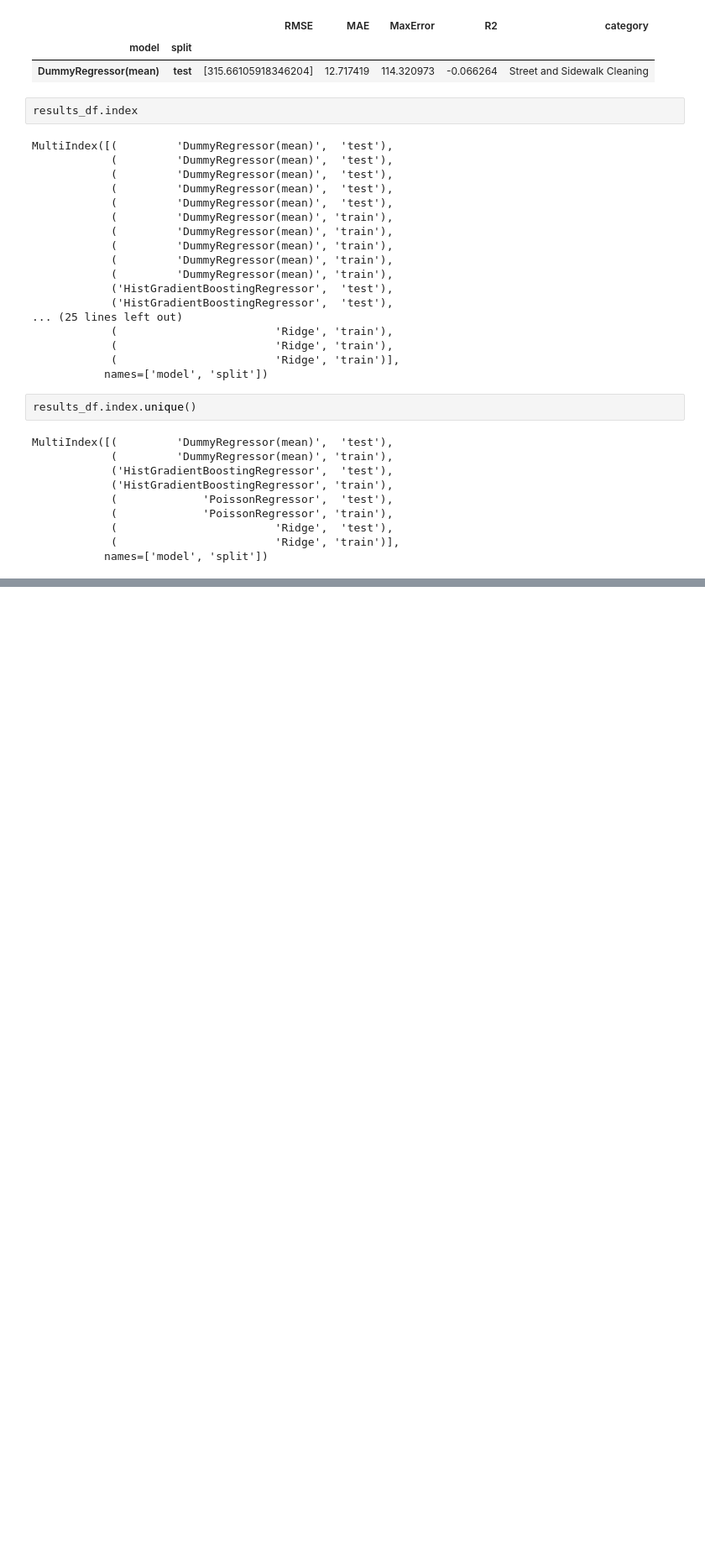
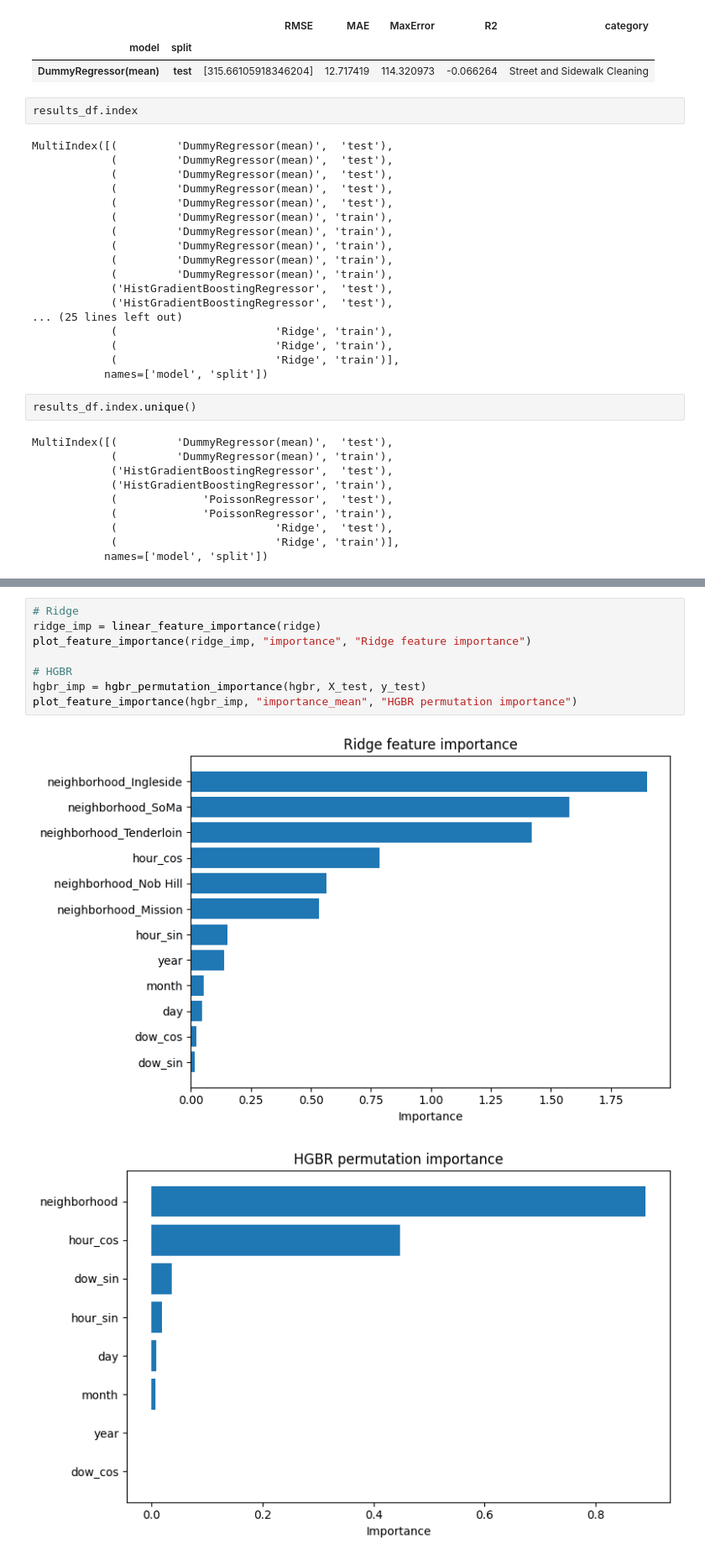
Before and after one commit to terryjbates/predicting_urban_events_with_scikit_learn, a Jupyter notebook: ch_3_design_ml_model.ipynb, the cells around one changed output, grey strips where cells are left out. Shown at 84% size. Saved outputs shown, nothing was run; the diff lists cells and outputs as text; blank space fills up the shorter version.

```diff
--- a/ch_3_design_ml_model.ipynb
+++ b/ch_3_design_ml_model.ipynb
@@ -2008,0 +2019,11 @@ report
+# %%
+# Ridge
+ridge_imp = linear_feature_importance(ridge)
+plot_feature_importance(ridge_imp, "importance", "Ridge feature importance")
+
+# HGBR
+hgbr_imp = hgbr_permutation_importance(hgbr, X_test, y_test)
+plot_feature_importance(hgbr_imp, "importance_mean", "HGBR permutation importance")
+# %% [output]
+[figure, added]
+[figure, added]
```
Also changed, not shown: parts of 98 cells of this notebook, 4 other files.
